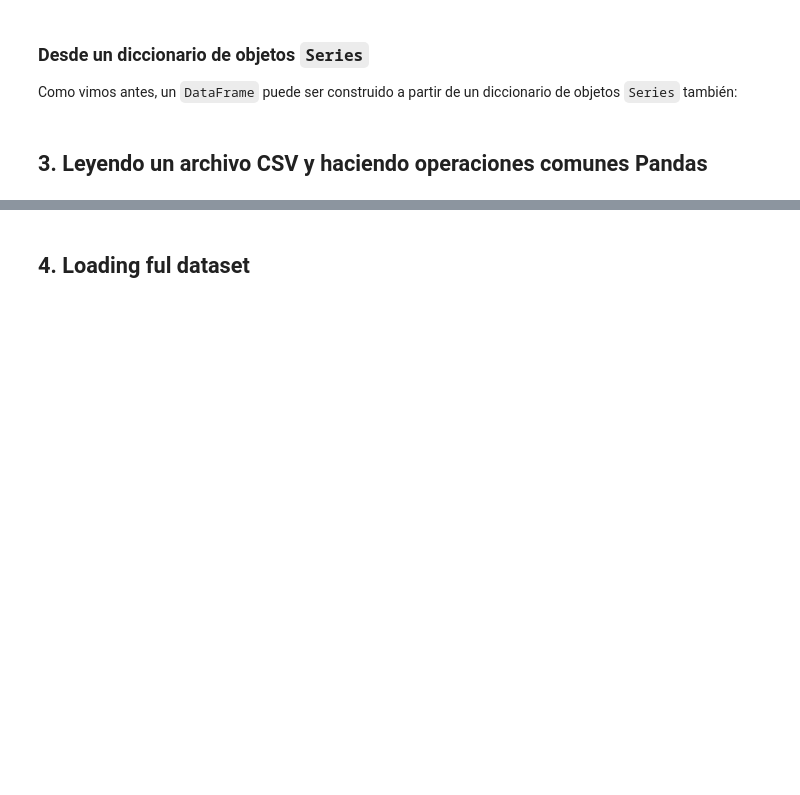
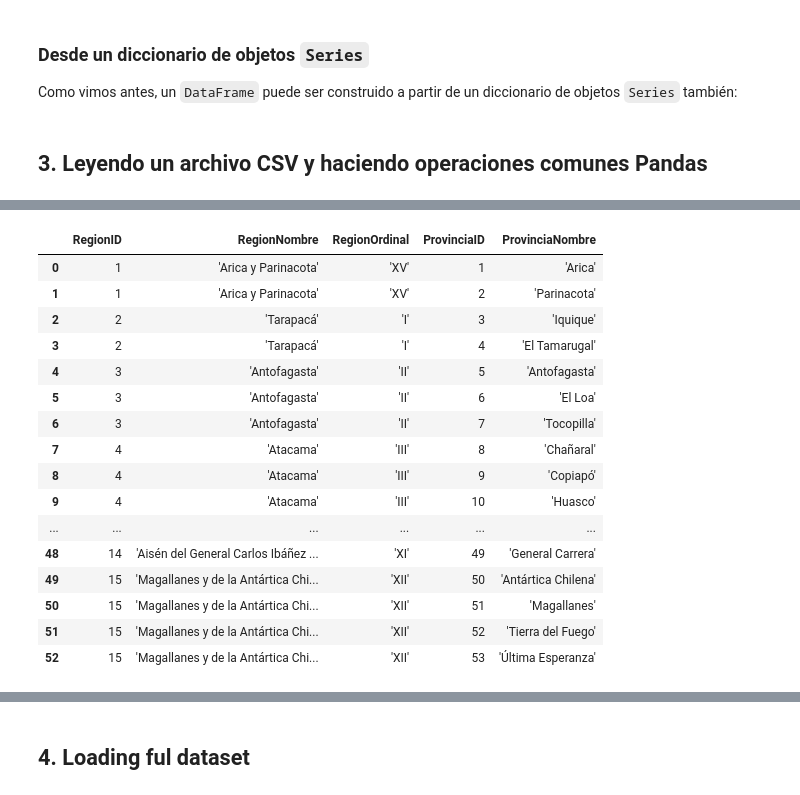
Before and after one commit to rpmunoz/python_electrolux, a Jupyter notebook: tutoriales/dia2/04 - Introduccion a Pandas.ipynb, the cells around one changed output, grey strips where cells are left out. Saved outputs shown, nothing was run; the diff lists cells and outputs as text; code cells hidden in the pictures; blank space fills up the shorter version.

```diff
--- a/tutoriales/dia2/04 - Introduccion a Pandas.ipynb
+++ b/tutoriales/dia2/04 - Introduccion a Pandas.ipynb
@@ -196,2 +438,22 @@ regiones_provincias_comunas.head()
+# %%
+regiones_provincias.dropna()
+# %% [output]
+|  | RegionID | RegionNombre | RegionOrdinal | ProvinciaID | ProvinciaNombre |
+| 0 | 1 | 'Arica y Parinacota' | 'XV' | 1 | 'Arica' |
+| 1 | 1 | 'Arica y Parinacota' | 'XV' | 2 | 'Parinacota' |
+| 2 | 2 | 'Tarapacá' | 'I' | 3 | 'Iquique' |
+| 3 | 2 | 'Tarapacá' | 'I' | 4 | 'El Tamarugal' |
+| 4 | 3 | 'Antofagasta' | 'II' | 5 | 'Antofagasta' |
+| 5 | 3 | 'Antofagasta' | 'II' | 6 | 'El Loa' |
+| 6 | 3 | 'Antofagasta' | 'II' | 7 | 'Tocopilla' |
+| 7 | 4 | 'Atacama' | 'III' | 8 | 'Chañaral' |
+| 8 | 4 | 'Atacama' | 'III' | 9 | 'Copiapó' |
+| 9 | 4 | 'Atacama' | 'III' | 10 | 'Huasco' |
+| ... | ... | ... | ... | ... | ... |
+| 48 | 14 | 'Aisén del General Carlos Ibáñez ... | 'XI' | 49 | 'General Carrera' |
+| 49 | 15 | 'Magallanes y de la Antártica Chi... | 'XII' | 50 | 'Antártica Chilena' |
+| 50 | 15 | 'Magallanes y de la Antártica Chi... | 'XII' | 51 | 'Magallanes' |
+| 51 | 15 | 'Magallanes y de la Antártica Chi... | 'XII' | 52 | 'Tierra del Fuego' |
+| 52 | 15 | 'Magallanes y de la Antártica Chi... | 'XII' | 53 | 'Última Esperanza' |
 # %%
 regiones_provincias_comunas[ regiones_provincias_comunas['ComunaNombre']=="'Arica'" ]
```
Also changed, not shown: parts of 41 cells of this notebook, 41 other files.
